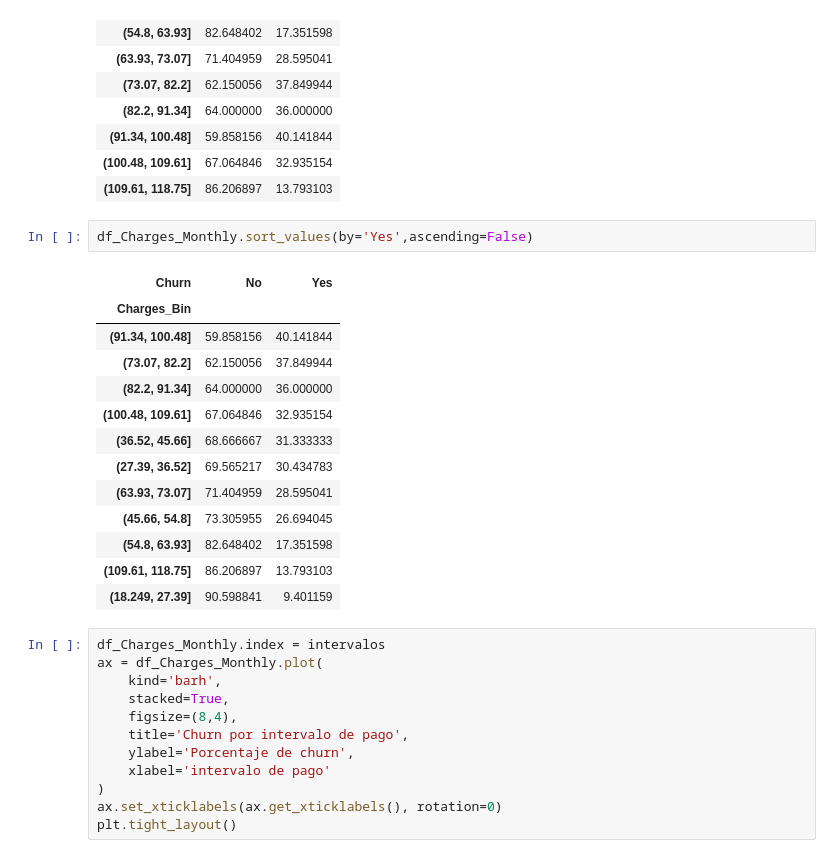
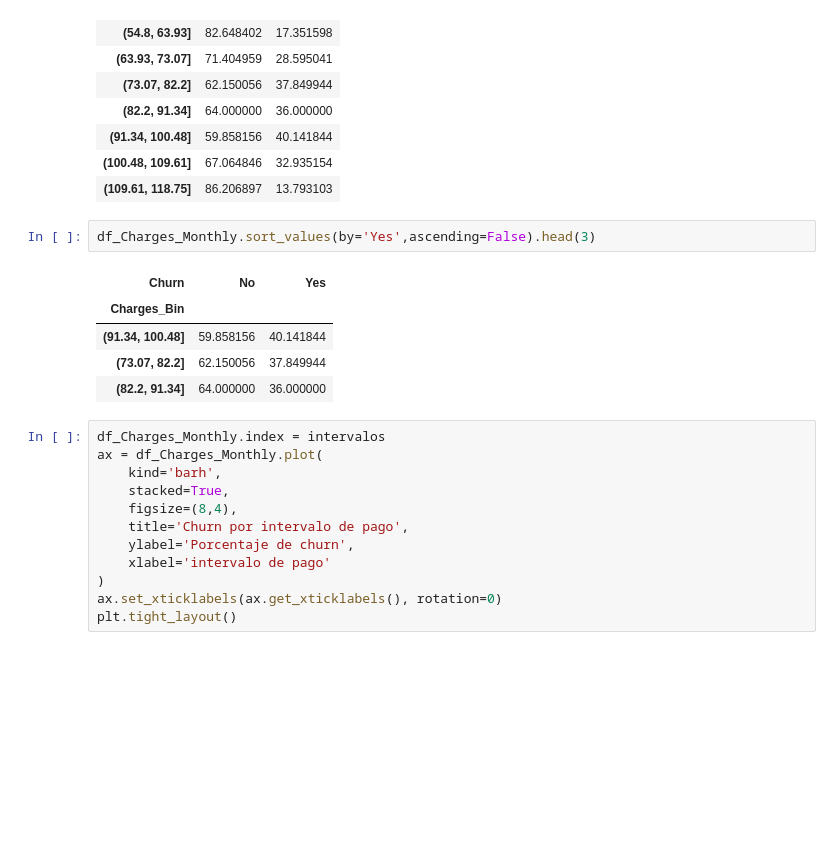
Before and after one commit to JCSR2022/challenge2-data-science-Alura, a Jupyter notebook: challenge2_data_science_Alura.ipynb, the cells around one changed output. Cells and saved outputs as stored; diff of their text form; blank space fills up the shorter version.

```diff
--- a/challenge2_data_science_Alura.ipynb
+++ b/challenge2_data_science_Alura.ipynb
@@ -786,21 +786,13 @@ df_Charges_Monthly
 | (100.48, 109.61] | 67.064846 | 32.935154 |
 | (109.61, 118.75] | 86.206897 | 13.793103 |
 # %%
-df_Charges_Monthly.sort_values(by='Yes',ascending=False)
+df_Charges_Monthly.sort_values(by='Yes',ascending=False).head(3)
 # %% [output]
 | Churn | No | Yes |
 | Charges_Bin |  |  |
 | (91.34, 100.48] | 59.858156 | 40.141844 |
 | (73.07, 82.2] | 62.150056 | 37.849944 |
 | (82.2, 91.34] | 64.000000 | 36.000000 |
-| (100.48, 109.61] | 67.064846 | 32.935154 |
-| (36.52, 45.66] | 68.666667 | 31.333333 |
-| (27.39, 36.52] | 69.565217 | 30.434783 |
-| (63.93, 73.07] | 71.404959 | 28.595041 |
-| (45.66, 54.8] | 73.305955 | 26.694045 |
-| (54.8, 63.93] | 82.648402 | 17.351598 |
-| (109.61, 118.75] | 86.206897 | 13.793103 |
-| (18.249, 27.39] | 90.598841 | 9.401159 |
 # %%
 df_Charges_Monthly.index = intervalos
 ax = df_Charges_Monthly.plot(
```
Also changed, not shown: parts of 27 cells of this notebook.
